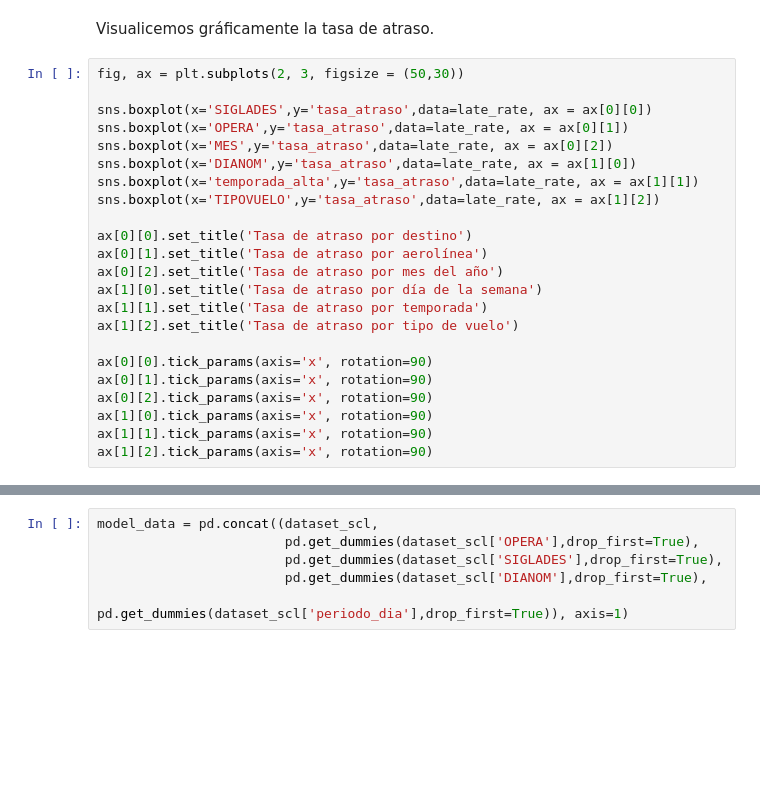
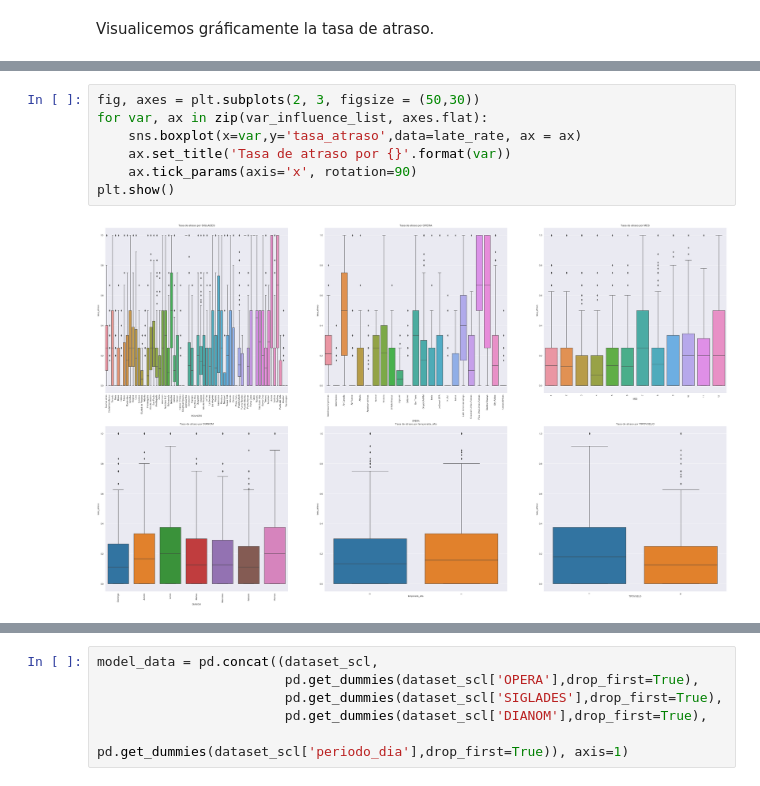
Before and after one commit to JaviviFMB/challenge-datascientist, a Jupyter notebook: solution.ipynb, the cells around one changed output, grey strips where cells are left out. Cells and saved outputs as stored; diff of their text form; blank space fills up the shorter version.

```diff
--- a/solution.ipynb
+++ b/solution.ipynb
@@ -307,26 +221,3 @@ Notes:
 strong multicollinearity problems or that the design matrix is singular.
 # %% [markdown]
 Visualicemos gráficamente la tasa de atraso.
-# %%
-fig, ax = plt.subplots(2, 3, figsize = (50,30))
-
-sns.boxplot(x='SIGLADES',y='tasa_atraso',data=late_rate, ax = ax[0][0])
-sns.boxplot(x='OPERA',y='tasa_atraso',data=late_rate, ax = ax[0][1])
-sns.boxplot(x='MES',y='tasa_atraso',data=late_rate, ax = ax[0][2])
-sns.boxplot(x='DIANOM',y='tasa_atraso',data=late_rate, ax = ax[1][0])
-sns.boxplot(x='temporada_alta',y='tasa_atraso',data=late_rate, ax = ax[1][1])
-sns.boxplot(x='TIPOVUELO',y='tasa_atraso',data=late_rate, ax = ax[1][2])
-
-ax[0][0].set_title('Tasa de atraso por destino')
-ax[0][1].set_title('Tasa de atraso por aerolínea')
-ax[0][2].set_title('Tasa de atraso por mes del año')
-ax[1][0].set_title('Tasa de atraso por día de la semana')
-ax[1][1].set_title('Tasa de atraso por temporada')
-ax[1][2].set_title('Tasa de atraso por tipo de vuelo')
-
-ax[0][0].tick_params(axis='x', rotation=90)
-ax[0][1].tick_params(axis='x', rotation=90)
-ax[0][2].tick_params(axis='x', rotation=90)
-ax[1][0].tick_params(axis='x', rotation=90)
-ax[1][1].tick_params(axis='x', rotation=90)
-ax[1][2].tick_params(axis='x', rotation=90)
@@ -335,3 +224,12 @@ ax[1][2].tick_params(axis='x', rotation=90)
+# %%
+fig, axes = plt.subplots(2, 3, figsize = (50,30))
+for var, ax in zip(var_influence_list, axes.flat):
+    sns.boxplot(x=var,y='tasa_atraso',data=late_rate, ax = ax)
+    ax.set_title('Tasa de atraso por {}'.format(var))
+    ax.tick_params(axis='x', rotation=90)
+plt.show()
+# %% [output]
+[figure, added]
 # %% [markdown]
 Del comportamiento estudiado anteriormente podemos concluir que viendo el p-value (si el p-value es menor a 0.05 se
 considera estadísticamente significativa la variable), las variables que más influirían en la predicción de atrasos
```
Also changed, not shown: parts of 69 cells of this notebook, 1 other file.
